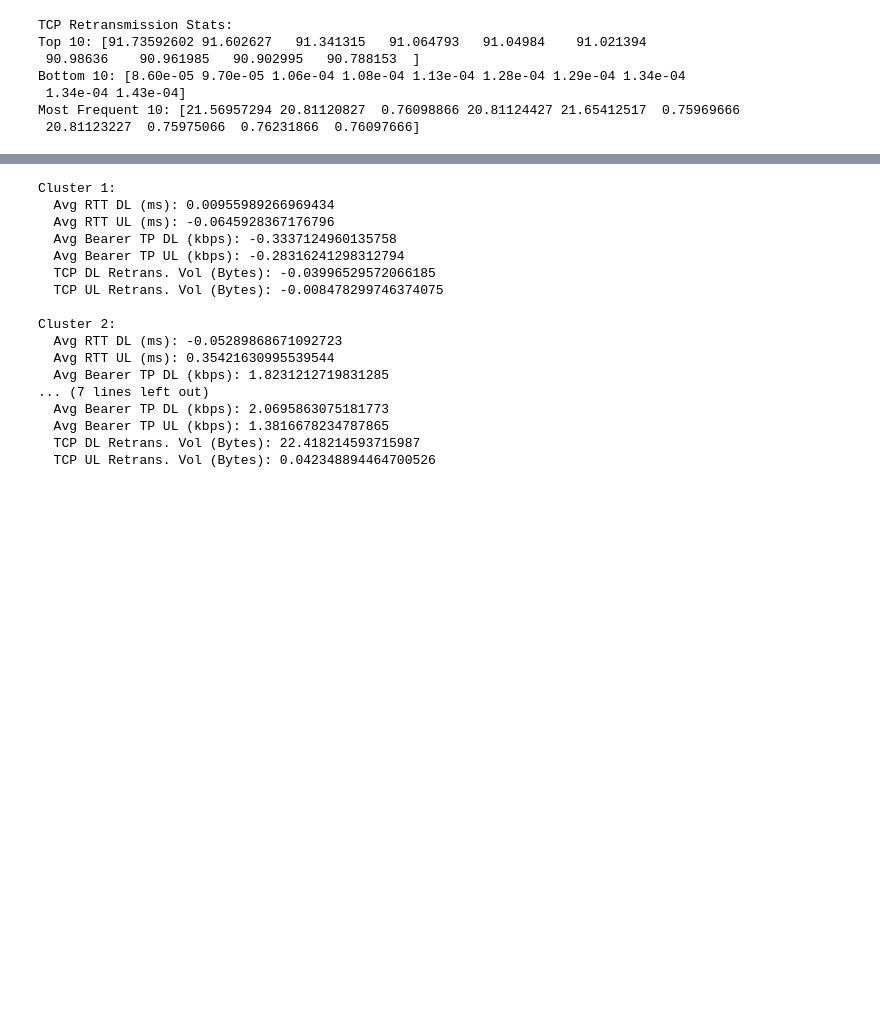
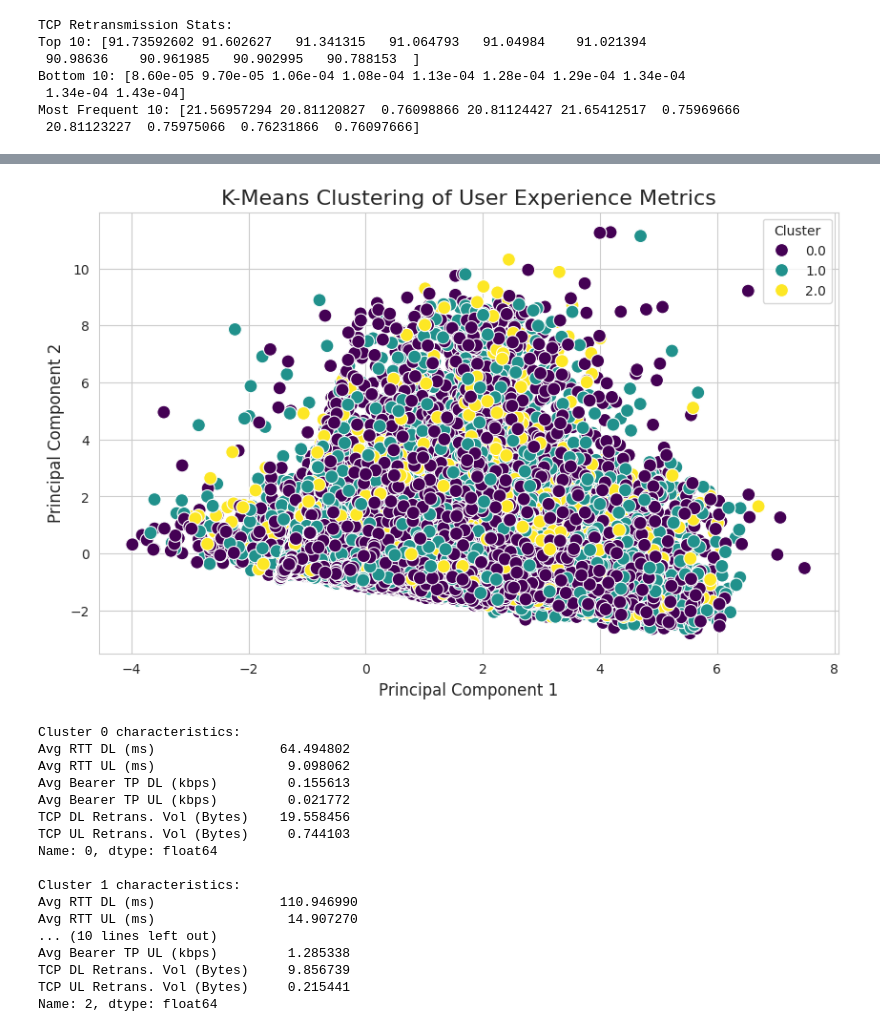
Before and after one commit to fsefu/customer-insights-analytics, a Jupyter notebook: notebooks/experience_analytics.ipynb, the cells around one changed output, grey strips where cells are left out. Drawn from its saved outputs; the diff is of its cells as text; code cells hidden in the pictures; blank space fills up the shorter version.

```diff
--- a/notebooks/experience_analytics.ipynb
+++ b/notebooks/experience_analytics.ipynb
@@ -92,38 +143,22 @@ Most Frequent 10: [21.56957294 20.81120827  0.76098866 20.81124427 21.65412517
 # %%
-
-# Create an instance of the ExperienceClustering class
-clustering = ExperienceClustering(df)
-
-# Preprocess the data
-clustering.preprocess_data()
-
-# Fit the K-means clustering model
-clustering.fit_kmeans(n_clusters=3)
-
-# Describe the clusters
-cluster_descriptions = clustering.describe_clusters()
-
-# Output the cluster descriptions
-for cluster, description in cluster_descriptions.items():
-    print(f"{cluster}:")
-    for metric, value in description.items():
-        print(f"  {metric}: {value}")
-    print()
+clustering = ExperienceClustering(cleaned_df)
+clustering.run()
 # %% [output]
+[figure, added]
-Cluster 1:
-  Avg RTT DL (ms): 0.00955989266969434
-  Avg RTT UL (ms): -0.0645928367176796
-  Avg Bearer TP DL (kbps): -0.3337124960135758
-  Avg Bearer TP UL (kbps): -0.28316241298312794
-  TCP DL Retrans. Vol (Bytes): -0.03996529572066185
-  TCP UL Retrans. Vol (Bytes): -0.008478299746374075
+Cluster 0 characteristics:
+Avg RTT DL (ms)                64.494802
+Avg RTT UL (ms)                 9.098062
+Avg Bearer TP DL (kbps)         0.155613
+Avg Bearer TP UL (kbps)         0.021772
+TCP DL Retrans. Vol (Bytes)    19.558456
+TCP UL Retrans. Vol (Bytes)     0.744103
+Name: 0, dtype: float64
 
-Cluster 2:
-  Avg RTT DL (ms): -0.05289868671092723
-  Avg RTT UL (ms): 0.35421630995539544
-  Avg Bearer TP DL (kbps): 1.8231212719831285
-... (7 lines left out)
-  Avg Bearer TP DL (kbps): 2.0695863075181773
-  Avg Bearer TP UL (kbps): 1.3816678234787865
-  TCP DL Retrans. Vol (Bytes): 22.418214593715987
-  TCP UL Retrans. Vol (Bytes): 0.042348894464700526
+Cluster 1 characteristics:
+Avg RTT DL (ms)                110.946990
+Avg RTT UL (ms)                 14.907270
+... (10 lines left out)
+Avg Bearer TP UL (kbps)         1.285338
+TCP DL Retrans. Vol (Bytes)     9.856739
+TCP UL Retrans. Vol (Bytes)     0.215441
+Name: 2, dtype: float64
```
Also changed, not shown: parts of 1 cell of this notebook, 1 other file.
